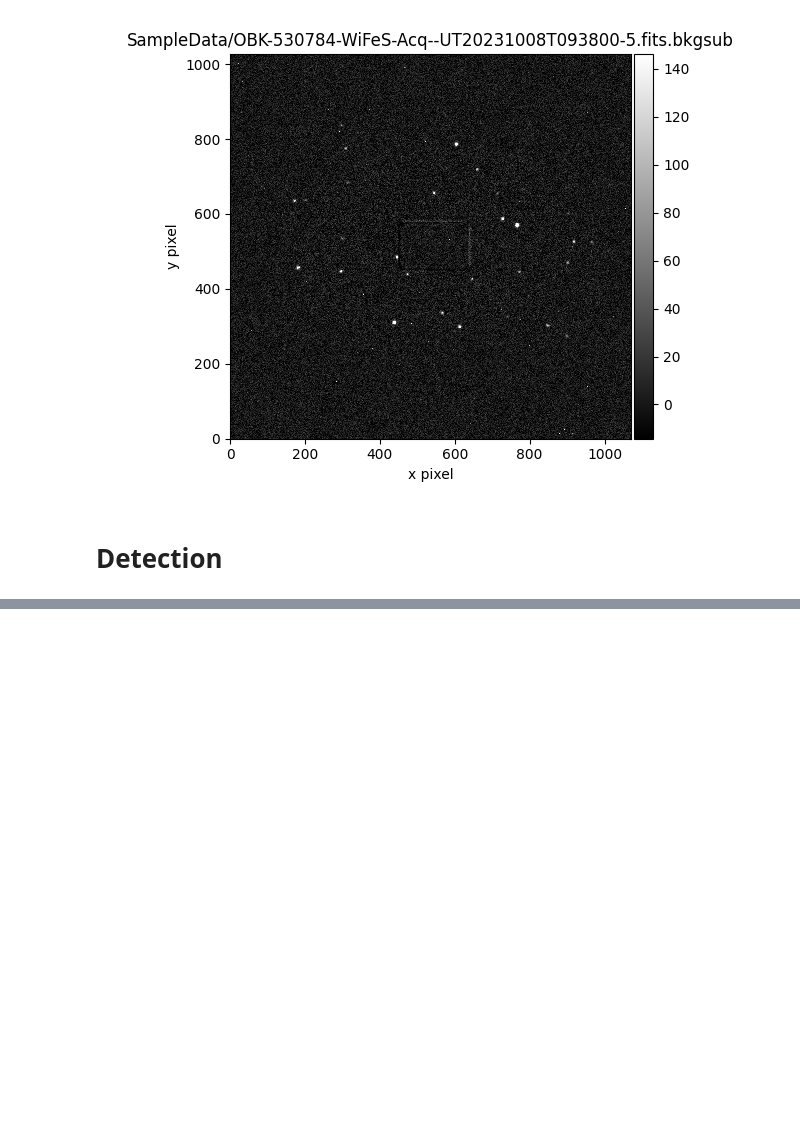
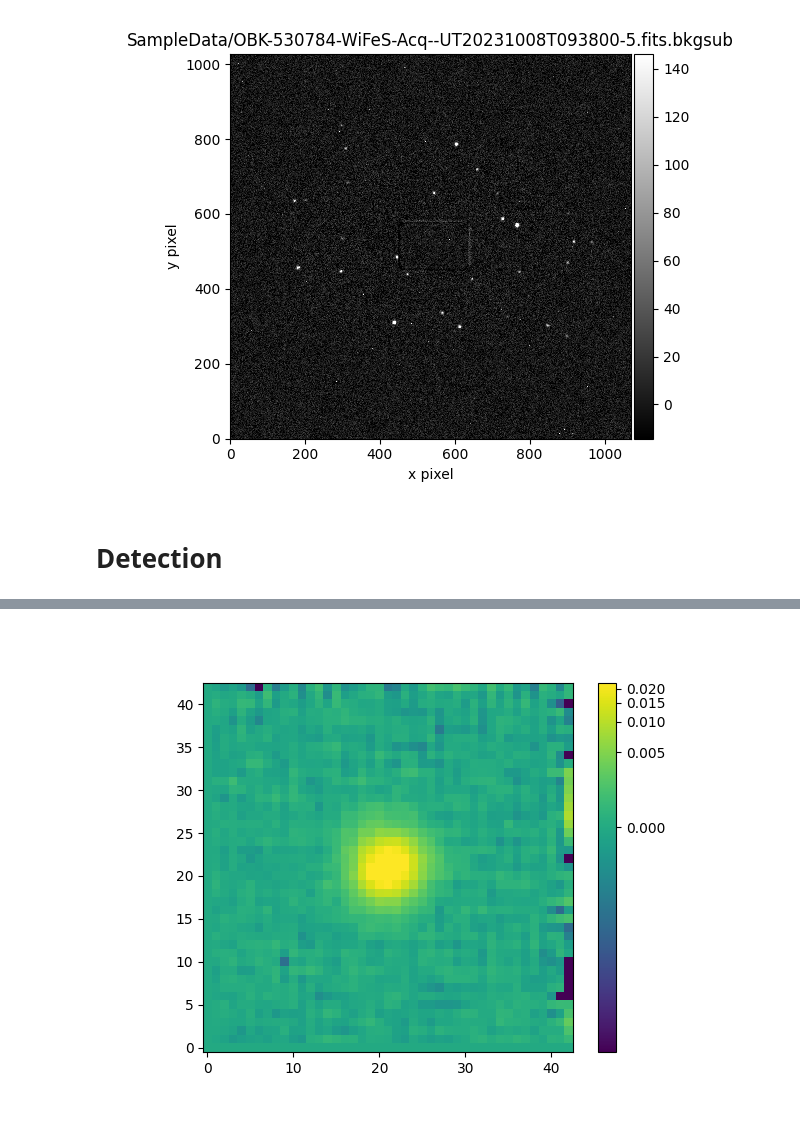
Before and after one commit to MaxFleming23/WiFeS_seeing, a Jupyter notebook: start.ipynb, the cells around one changed output, grey strips where cells are left out. Cells and saved outputs as stored; diff of their text form; code cells hidden in the pictures; blank space fills up the shorter version.

```diff
--- a/start.ipynb
+++ b/start.ipynb
@@ -465,0 +495,17 @@ No.    Name      Ver    Type      Cards   Dimensions   Format
+# %%
+psf_builder = EPSFBuilder(
+    oversampling=1,
+    # maxiters=3,
+    shape=None,
+    progress_bar=False
+)
+psfmodel, fitted_stars = psf_builder(stars)
+# %%
+norm = simple_norm(psfmodel.data, 'log', percent=99.0)
+
+plt.figure(clear=True)
+plt.imshow(psfmodel.data, norm=norm, origin='lower', cmap='viridis')
+plt.colorbar()
+plt.show()
+# %% [output]
+[figure, added]
```
Also changed, not shown: parts of 9 cells of this notebook.
